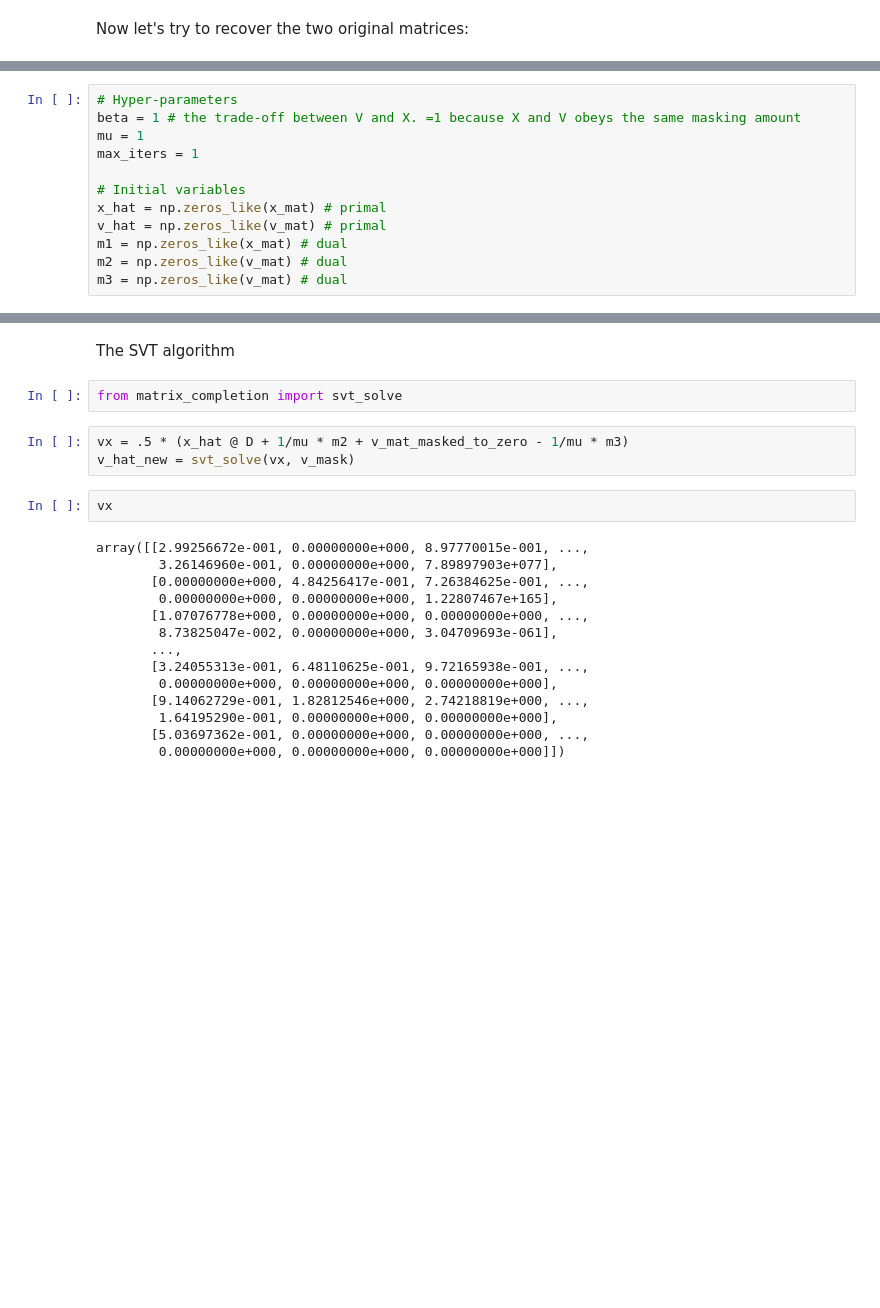
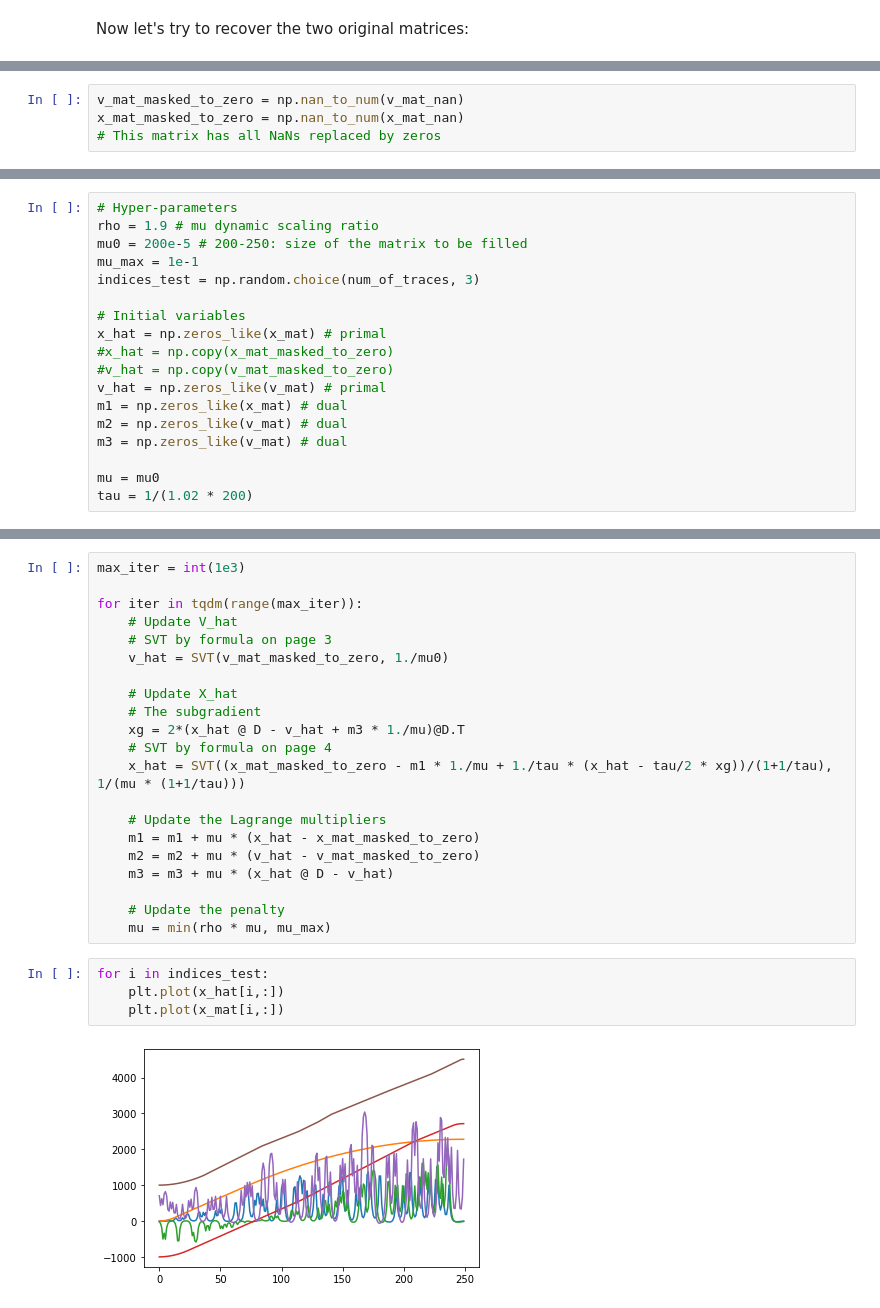
Before and after one commit to thinhhoang95/aa-manifold-learning, a Jupyter notebook: LRI/LRI1D/1dwv.ipynb, the cells around one changed output, grey strips where cells are left out. Saved outputs shown, nothing was run; the diff lists cells and outputs as text; blank space fills up the shorter version.

```diff
--- a/LRI/LRI1D/1dwv.ipynb
+++ b/LRI/LRI1D/1dwv.ipynb
@@ -131,0 +169,4 @@ Now let's try to recover the two original matrices:
+# %%
+v_mat_masked_to_zero = np.nan_to_num(v_mat_nan)
+x_mat_masked_to_zero = np.nan_to_num(x_mat_nan)
+# This matrix has all NaNs replaced by zeros
@@ -132,12 +183,18 @@ Now let's try to recover the two original matrices:
 # %%
 # Hyper-parameters
-beta = 1 # the trade-off between V and X. =1 because X and V obeys the same masking amount
-mu = 1
-max_iters = 1
+rho = 1.9 # mu dynamic scaling ratio
+mu0 = 200e-5 # 200-250: size of the matrix to be filled
+mu_max = 1e-1
+indices_test = np.random.choice(num_of_traces, 3)
 
 # Initial variables
 x_hat = np.zeros_like(x_mat) # primal
+#x_hat = np.copy(x_mat_masked_to_zero)
+#v_hat = np.copy(v_mat_masked_to_zero)
 v_hat = np.zeros_like(v_mat) # primal
 m1 = np.zeros_like(x_mat) # dual
 m2 = np.zeros_like(v_mat) # dual
 m3 = np.zeros_like(v_mat) # dual
+
+mu = mu0
+tau = 1/(1.02 * 200)
@@ -158,23 +201,27 @@ v_mask = ma.getmask(v_mat_maskarray).astype(int)
-# %% [markdown]
-The SVT algorithm
-# %%
-from matrix_completion import svt_solve
-# %%
-vx = .5 * (x_hat @ D + 1/mu * m2 + v_mat_masked_to_zero - 1/mu * m3)
-v_hat_new = svt_solve(vx, v_mask)
-# %%
-vx
-# %% [output]
-array([[2.99256672e-001, 0.00000000e+000, 8.97770015e-001, ...,
-        3.26146960e-001, 0.00000000e+000, 7.89897903e+077],
-       [0.00000000e+000, 4.84256417e-001, 7.26384625e-001, ...,
-        0.00000000e+000, 0.00000000e+000, 1.22807467e+165],
-       [1.07076778e+000, 0.00000000e+000, 0.00000000e+000, ...,
-        8.73825047e-002, 0.00000000e+000, 3.04709693e-061],
-       ...,
-       [3.24055313e-001, 6.48110625e-001, 9.72165938e-001, ...,
-        0.00000000e+000, 0.00000000e+000, 0.00000000e+000],
-       [9.14062729e-001, 1.82812546e+000, 2.74218819e+000, ...,
-        1.64195290e-001, 0.00000000e+000, 0.00000000e+000],
-       [5.03697362e-001, 0.00000000e+000, 0.00000000e+000, ...,
-        0.00000000e+000, 0.00000000e+000, 0.00000000e+000]])
+# %%
+max_iter = int(1e3)
+
+for iter in tqdm(range(max_iter)):
+    # Update V_hat
+    # SVT by formula on page 3
+    v_hat = SVT(v_mat_masked_to_zero, 1./mu0)
+
+    # Update X_hat
+    # The subgradient
+    xg = 2*(x_hat @ D - v_hat + m3 * 1./mu)@D.T
+    # SVT by formula on page 4
+    x_hat = SVT((x_mat_masked_to_zero - m1 * 1./mu + 1./tau * (x_hat - tau/2 * xg))/(1+1/tau), 1/(mu * (1+1/tau)))
+
+    # Update the Lagrange multipliers
+    m1 = m1 + mu * (x_hat - x_mat_masked_to_zero)
+    m2 = m2 + mu * (v_hat - v_mat_masked_to_zero)
+    m3 = m3 + mu * (x_hat @ D - v_hat)
+
+    # Update the penalty
+    mu = min(rho * mu, mu_max)
+# %%
+for i in indices_test:
+    plt.plot(x_hat[i,:])
+    plt.plot(x_mat[i,:])
+# %% [output]
+[figure, added]
```
Also changed, not shown: parts of 24 cells of this notebook, 5 other files.
